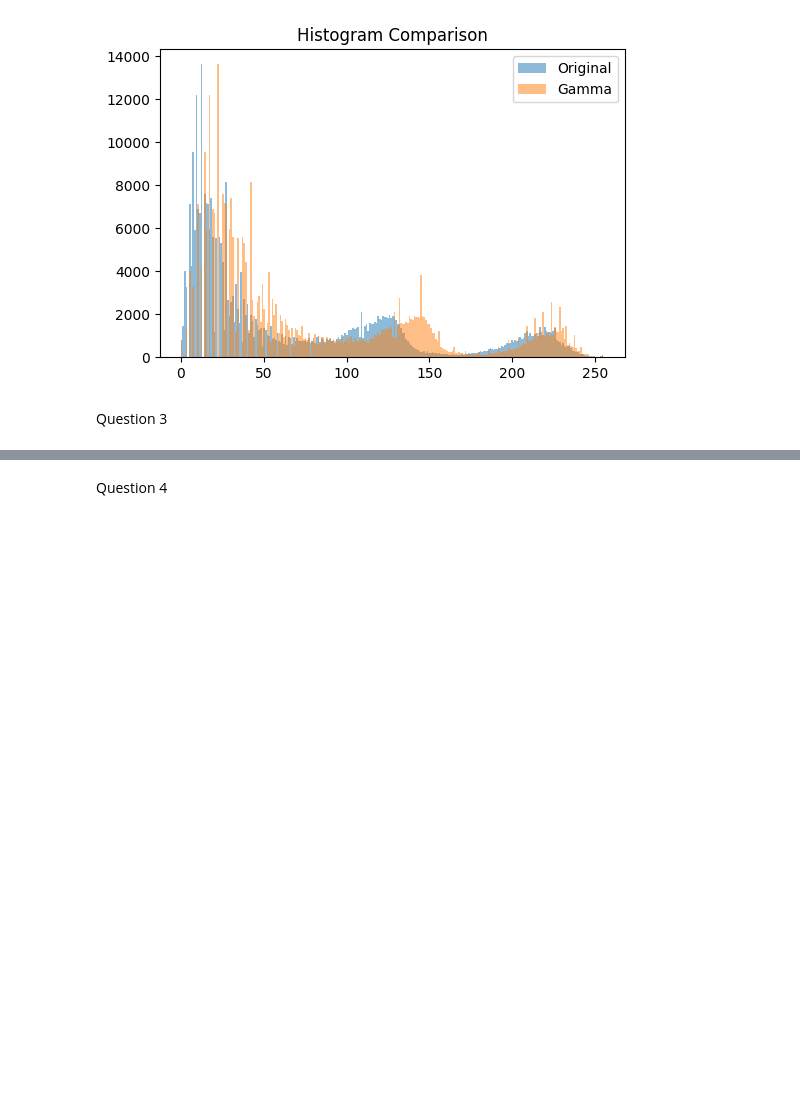
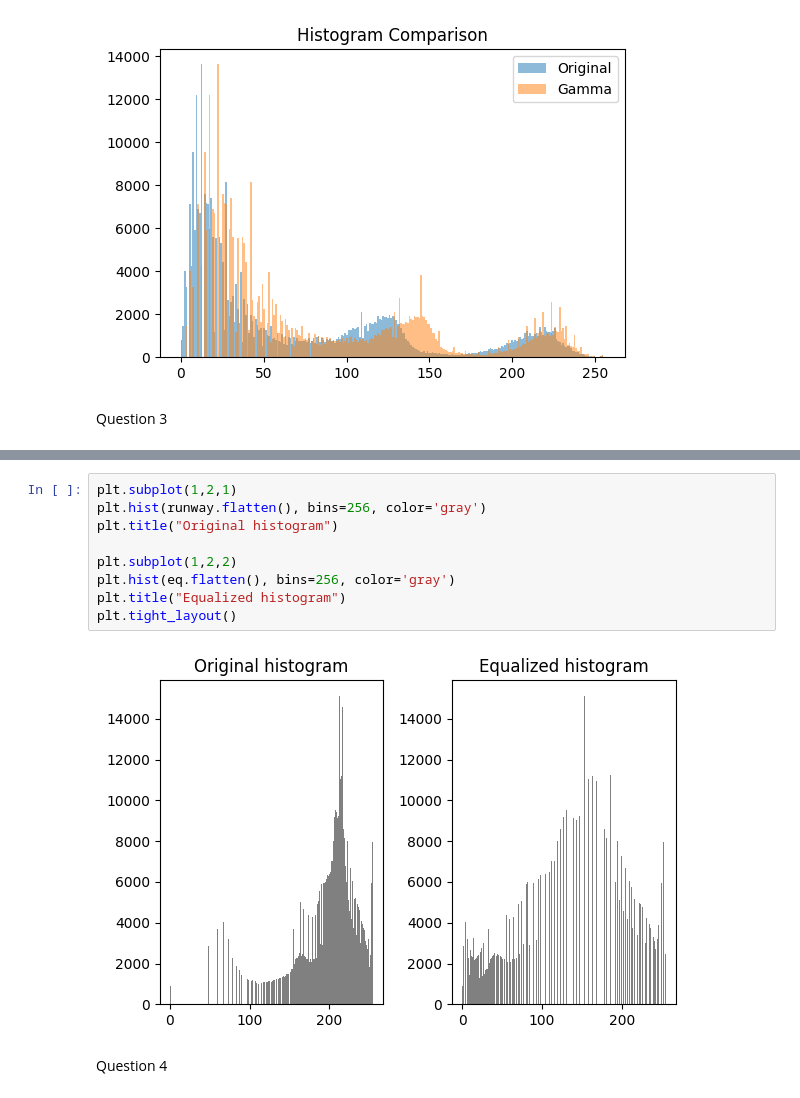
Before and after one commit to Bavitharan/computer-vision-assignment1, a Jupyter notebook: Assignment1.ipynb, the cells around one changed output, grey strips where cells are left out. Drawn from its saved outputs; the diff is of its cells as text; blank space fills up the shorter version.

```diff
--- a/Assignment1.ipynb
+++ b/Assignment1.ipynb
@@ -95,3 +101,14 @@ plt.axis('off')
+# %%
+plt.subplot(1,2,1)
+plt.hist(runway.flatten(), bins=256, color='gray')
+plt.title("Original histogram")
+
+plt.subplot(1,2,2)
+plt.hist(eq.flatten(), bins=256, color='gray')
+plt.title("Equalized histogram")
+plt.tight_layout()
+# %% [output]
+[figure, added]
 # %% [markdown]
 Question 4
 # %%
```
Also changed, not shown: parts of 1 cell of this notebook.
